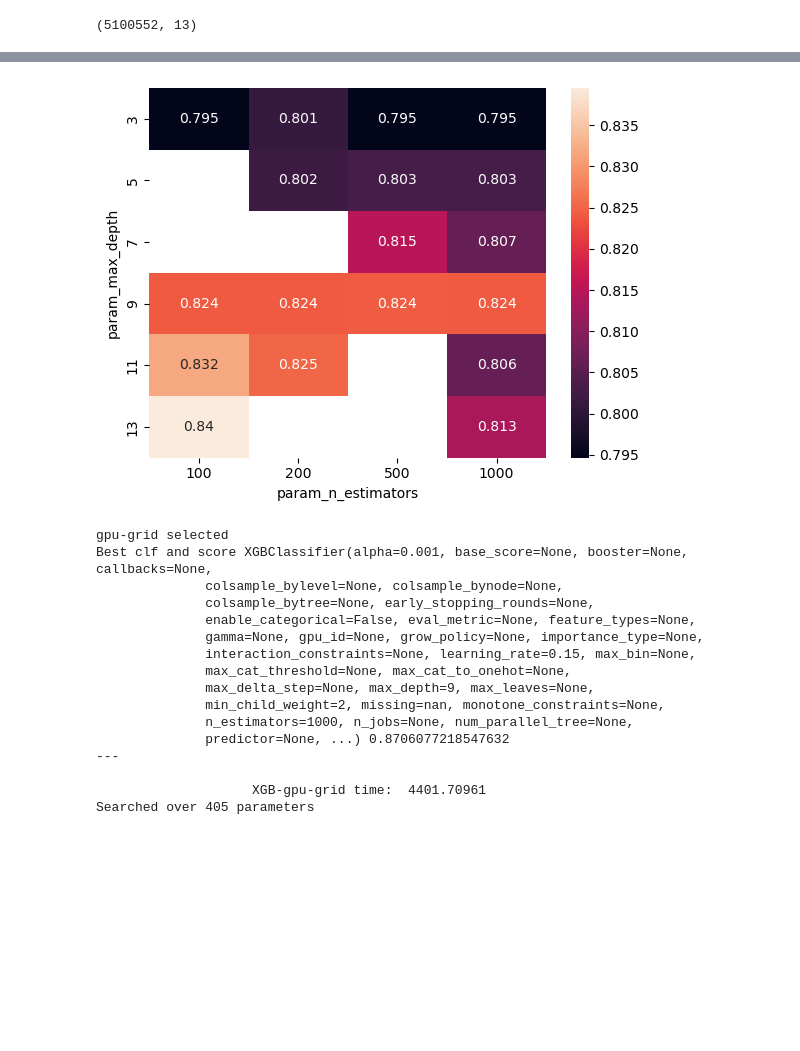
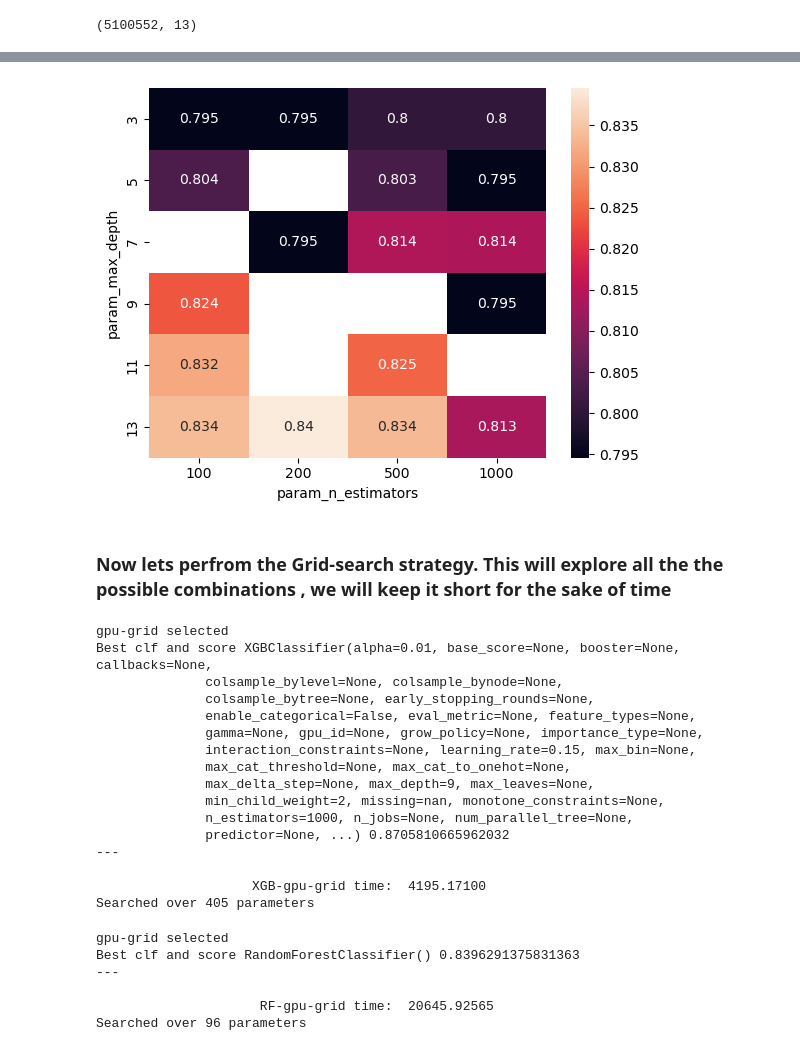
Before and after one commit to D-Barradas/RAPIDS_HPO, a Jupyter notebook: notebooks/HPO_dask.ipynb, the cells around one changed output, grey strips where cells are left out. Cells and saved outputs as stored; diff of their text form; code cells hidden in the pictures; blank space fills up the shorter version.

Commit message:
Succeful run of skorch, random and grid search

```diff
--- a/notebooks/HPO_dask.ipynb
+++ b/notebooks/HPO_dask.ipynb
@@ -312,10 +335,15 @@ Improved acc:  0.8402854204177856
 # %%
-df_gridsearch = pd.DataFrame(results.cv_results_)
-plotting_utils.plot_heatmap(df_gridsearch, "param_max_depth", "param_n_estimators")
+df_randomsearch = pd.DataFrame(results.cv_results_)
+plotting_utils.plot_heatmap(df_randomsearch, "param_max_depth", "param_n_estimators")
 # %% [output]
-[figure, old version]
+[figure, new version]
+# %% [markdown]
+### Now lets perfrom the Grid-search strategy. This will explore all the the possible combinations , we will keep it short for the sake of time
 # %%
 mode = "gpu-grid"
+
+# For xgb_model
+model_gpu_xgb = xgb.XGBClassifier(tree_method='gpu_hist')
 
 with timed("XGB-"+mode):
     res, results = do_HPO(model_gpu_xgb,
@@ -327,7 +355,7 @@ with timed("XGB-"+mode):
 print("Searched over {} parameters".format(len(results.cv_results_['mean_test_score'])))
 # %% [output]
 gpu-grid selected
-Best clf and score XGBClassifier(alpha=0.001, base_score=None, booster=None, callbacks=None,
+Best clf and score XGBClassifier(alpha=0.01, base_score=None, booster=None, callbacks=None,
               colsample_bylevel=None, colsample_bynode=None,
               colsample_bytree=None, early_stopping_rounds=None,
               enable_categorical=False, eval_metric=None, feature_types=None,
@@ -337,11 +365,33 @@ Best clf and score XGBClassifier(alpha=0.001, base_score=None, booster=None, cal
               max_delta_step=None, max_depth=9, max_leaves=None,
               min_child_weight=2, missing=nan, monotone_constraints=None,
               n_estimators=1000, n_jobs=None, num_parallel_tree=None,
-              predictor=None, ...) 0.8706077218547632
+              predictor=None, ...) 0.8705810665962032
 ---
 
-                    XGB-gpu-grid time:  4401.70961
+                    XGB-gpu-grid time:  4195.17100
 Searched over 405 parameters
+# %%
+mode = "gpu-grid"
+
+# For rf_model
+model_rf = RandomForestClassifier()
+
+with timed("RF-"+mode):
+    res, results = do_HPO(model_rf,
+                          params_rf,
+                          cuml_accuracy_scorer,
+                          X_train.to_cupy().get(),
+                          y_cpu,
+                          mode=mode,
+                         n_iter = N_ITER)
+print("Searched over {} parameters".format(len(results.cv_results_['mean_test_score'])))
+# %% [output]
+gpu-grid selected
+Best clf and score RandomForestClassifier() 0.8396291375831363
+---
+
+                     RF-gpu-grid time:  20645.92565
+Searched over 96 parameters
 # %%
 print_acc(res, X_train, y_cpu, X_test, y_test_cpu, mode_str=mode)
 # %% [output]
```
Also changed, not shown: parts of 21 cells of this notebook, 2 other files.
